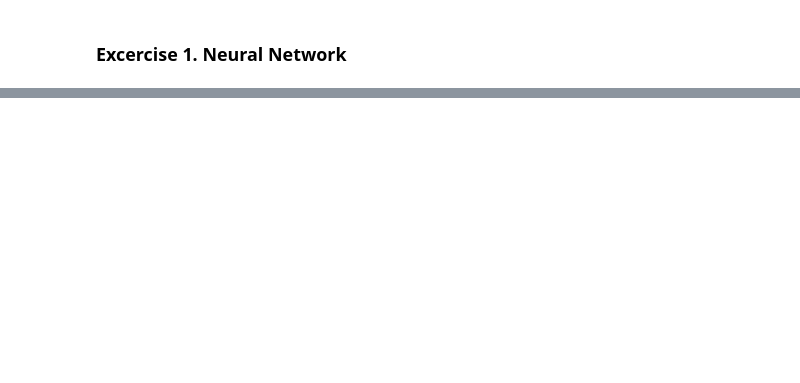
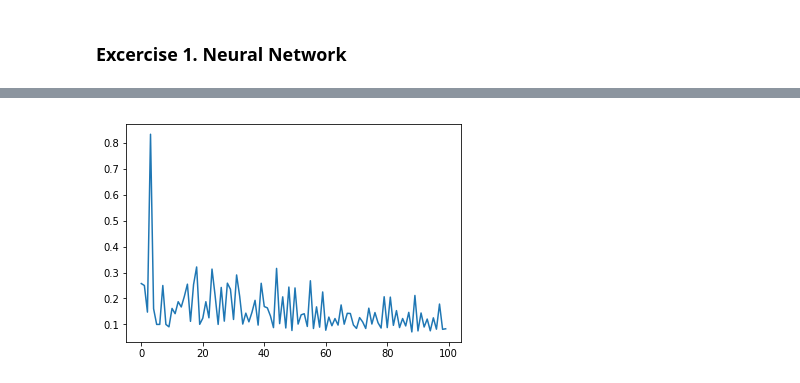
Before and after one commit to evabertalan/mustererkennung, a Jupyter notebook: 10/10_Neural_Networks.ipynb, the cells around one changed output, grey strips where cells are left out. Cells and saved outputs as stored; diff of their text form; code cells hidden in the pictures; blank space fills up the shorter version.

```diff
--- a/10/10_Neural_Networks.ipynb
+++ b/10/10_Neural_Networks.ipynb
@@ -32,6 +37,8 @@ class NeuralNetwork:
         self.dw = [np.zeros(w.shape) for w in self.w]
         self.db = [np.zeros(b.shape) for b in self.b]
         self.loss = []
+        self.zs = []
+        self.activations = []
 
     def __sigmoid(self, s):
         return 1 / (1 + np.exp(-s))
@@ -41,7 +48,7 @@ class NeuralNetwork:
 
     def __feedforward(self, x):
         for b, w in zip(self.b, self.w):
-            z = np.dot(w, x) + b
+            z = np.dot(w, x.T) + b
             self.zs.append(z)
             activation = self.__sigmoid(z)
             self.activations.append(activation)
@@ -54,7 +61,7 @@ class NeuralNetwork:
         self.dw[-1] = np.dot(delta, activations[-2].T)
 
         for i in range(2, self.num_layers):
-            z = zs[-i]
+            z = self.zs[-i]
             delta = np.dot(self.w[-i+1].T, delta) * self.__sigmoid_deriv(z)
             self.db[-i] = delta
             self.dw[-i] = np.dot(delta, activations[-i-1].T)
@@ -77,0 +83,4 @@ neural_net = NeuralNetwork([2,3,4])
+# %%
+nn = NeuralNetwork([256, 256, 10, 10])
+# %%
+nn.train(x_train, y_vec, 10)
@@ -78,3 +146,5 @@ neural_net = NeuralNetwork([2,3,4])
+# %%
+neural_net = NeuralNetwork(x_train, y_vec, 10)
 # %%
-neural_net.train(x_train, y_train, 100)
+neural_net.train(100)
 # %% [output]
@@ -85,0 +182 @@ ValueError: shapes (3,2) and (7291,256) not aligned: 2 (dim 1) != 7291 (dim 0)
+[figure, added]
```
Also changed, not shown: parts of 9 cells of this notebook.
